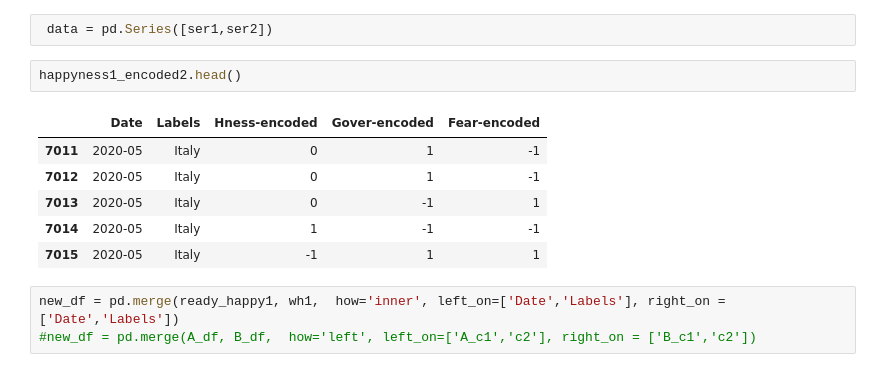
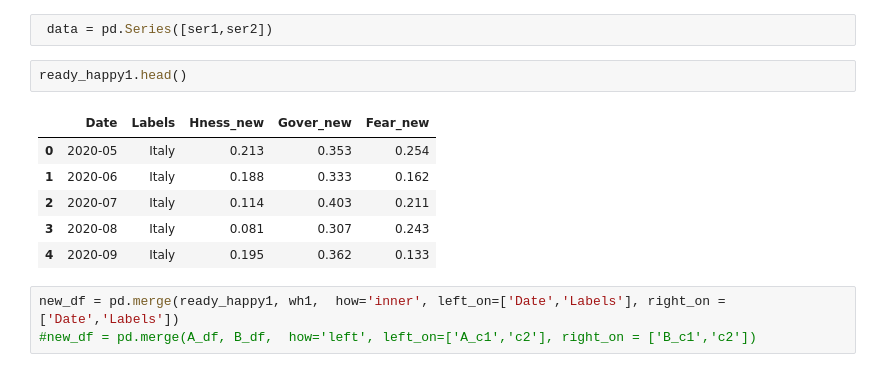
Before and after one commit to thiyagi9/PythonPractises, a Jupyter notebook: Data_Story_Master.ipynb, the cells around one changed output. Cells and saved outputs as stored; diff of their text form.

```diff
--- a/Data_Story_Master.ipynb
+++ b/Data_Story_Master.ipynb
@@ -585,14 +590,14 @@ np.array(ser2).shape
 # %%
  data = pd.Series([ser1,ser2])
 # %%
-happyness1_encoded2.head()
+ready_happy1.head()
 # %% [output]
-|  | Date | Labels | Hness-encoded | Gover-encoded | Fear-encoded |
-| 7011 | 2020-05 | Italy | 0 | 1 | -1 |
-| 7012 | 2020-05 | Italy | 0 | 1 | -1 |
-| 7013 | 2020-05 | Italy | 0 | -1 | 1 |
-| 7014 | 2020-05 | Italy | 1 | -1 | -1 |
-| 7015 | 2020-05 | Italy | -1 | 1 | 1 |
+|  | Date | Labels | Hness_new | Gover_new | Fear_new |
+| 0 | 2020-05 | Italy | 0.213 | 0.353 | 0.254 |
+| 1 | 2020-06 | Italy | 0.188 | 0.333 | 0.162 |
+| 2 | 2020-07 | Italy | 0.114 | 0.403 | 0.211 |
+| 3 | 2020-08 | Italy | 0.081 | 0.307 | 0.243 |
+| 4 | 2020-09 | Italy | 0.195 | 0.362 | 0.133 |
 # %%
 new_df = pd.merge(ready_happy1, wh1,  how='inner', left_on=['Date','Labels'], right_on = ['Date','Labels'])
 #new_df = pd.merge(A_df, B_df,  how='left', left_on=['A_c1','c2'], right_on = ['B_c1','c2'])
```
Also changed, not shown: parts of 6 cells of this notebook.
